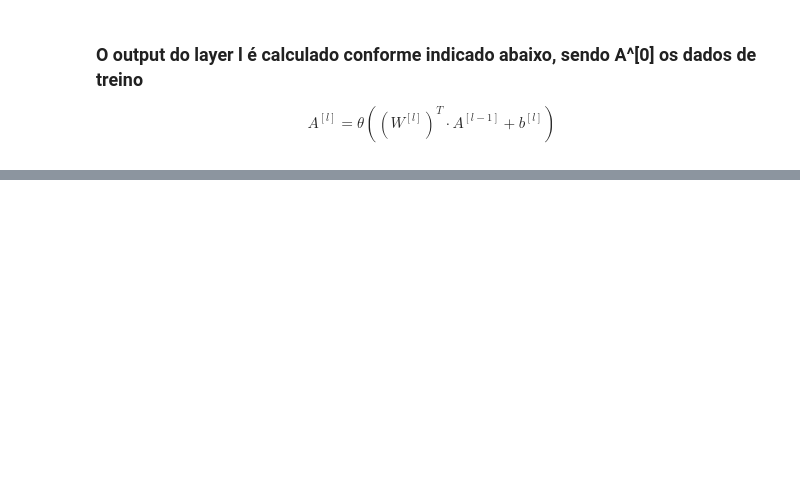
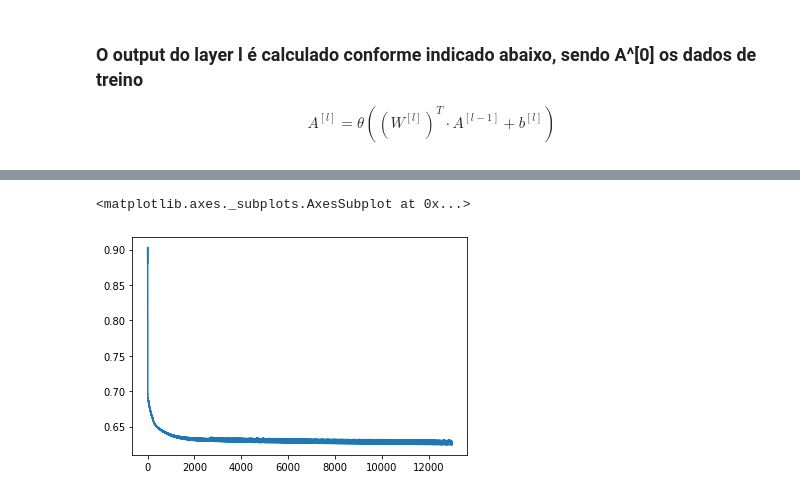
Before and after one commit to raffOps/Multilayer-Perceptron, a Jupyter notebook: modelo.ipynb, the cells around one changed output, grey strips where cells are left out. Saved outputs shown, nothing was run; the diff lists cells and outputs as text; code cells hidden in the pictures; blank space fills up the shorter version.

```diff
--- a/modelo.ipynb
+++ b/modelo.ipynb
@@ -140,6 +140,7 @@ $$ \frac{\partial \zeta}{\partial b^{[l]}} = \frac{\partial \zeta}{\partial A^{[
 def derivada_relu(dA, Z):
     dZ = np.array(dA, copy=True)
     dZ[Z <= 0] = 0
+    dZ[Z > 0] = 1
     return dZ
 
 def derivada_softsign(dA, Z):
@@ -311,0 +325,5 @@ accuracy_score(y_test[0], test_pred[0])
+# %%
+sns.lineplot(y=custos, x=list(range(len(custos))))
+# %% [output]
+<matplotlib.axes._subplots.AxesSubplot at 0x...>
+[figure, added]
```
Also changed, not shown: parts of 10 cells of this notebook.
